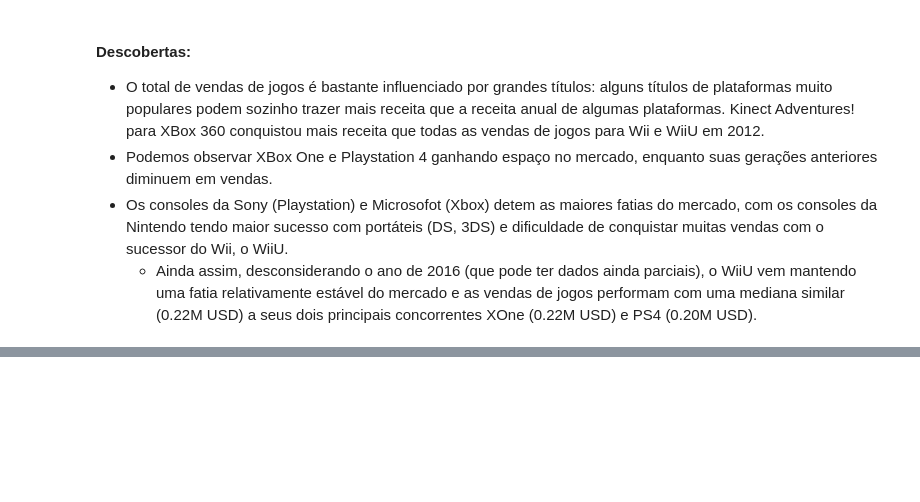
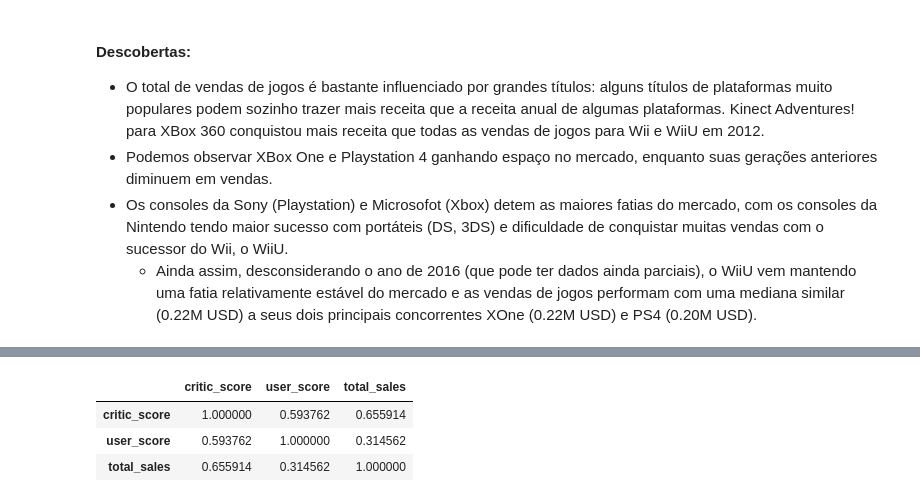
Before and after one commit to peperrone/mbads-sprint7-games, a Jupyter notebook: notebook.ipynb, the cells around one changed output, grey strips where cells are left out. Drawn from its saved outputs; the diff is of its cells as text; code cells hidden in the pictures; blank space fills up the shorter version.

Commit message:
correlation analysis for sales and scores

```diff
--- a/notebook.ipynb
+++ b/notebook.ipynb
@@ -872,0 +884,6 @@ fig.show()
+# %%
+# Definindo fatias dos dados para as gerações de playstation
+df_full_PS1 = df_full[(df_full['platform'] == 'PS')]
+df_full_PS2 = df_full[(df_full['platform'] == 'PS2')]
+df_full_PS3 = df_full[(df_full['platform'] == 'PS3')]
+df_full_PS4 = df_full[(df_full['platform'] == 'PS4')]
@@ -872,0 +912,8 @@ fig.show()
+# %%
+# Calculo de correlação entre critic_score, user_score e total_sales usando o método de Spearman
+df_full_PS3[['critic_score', 'user_score', 'total_sales']].corr(method='spearman')
+# %% [output]
+|  | critic_score | user_score | total_sales |
+| critic_score | 1.000000 | 0.593762 | 0.655914 |
+| user_score | 0.593762 | 1.000000 | 0.314562 |
+| total_sales | 0.655914 | 0.314562 | 1.000000 |
```
Also changed, not shown: parts of 10 cells of this notebook.
